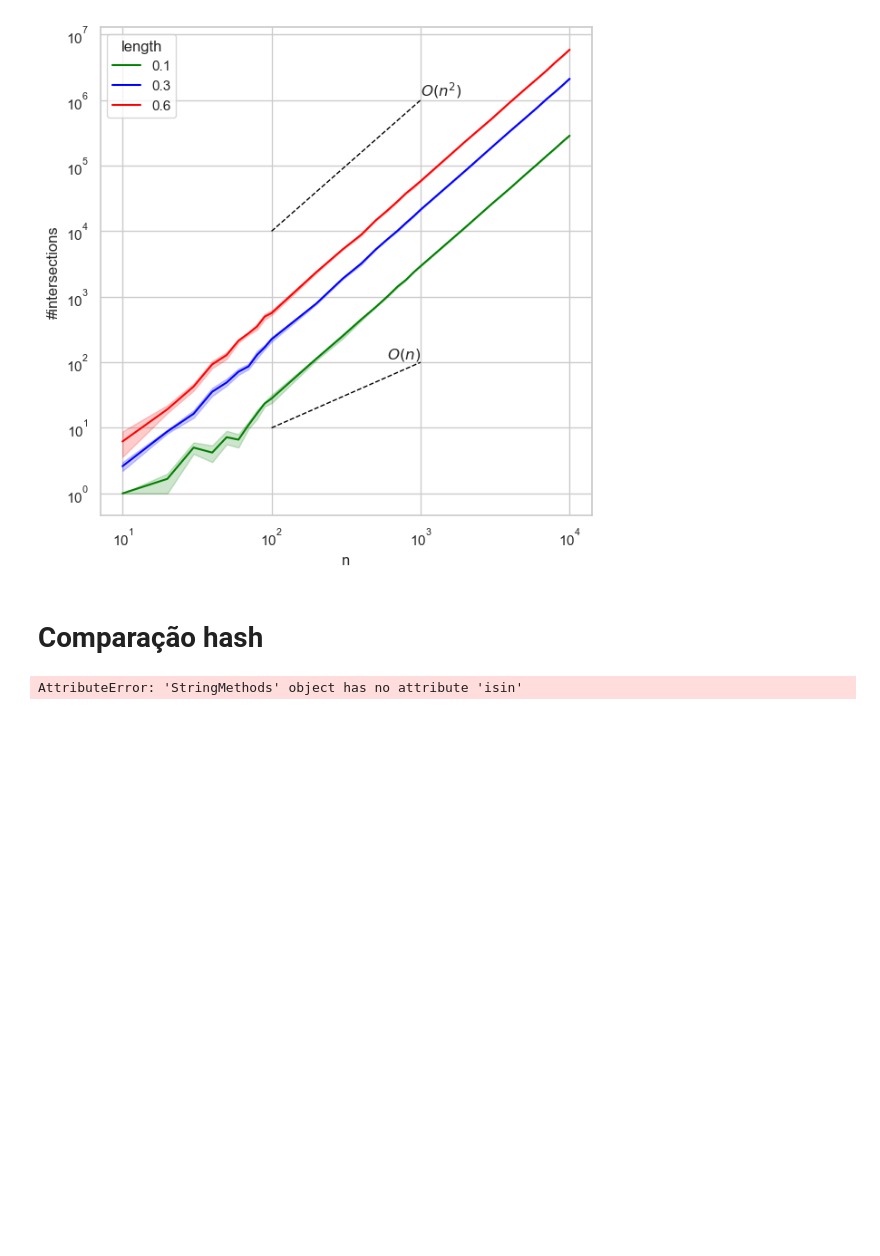
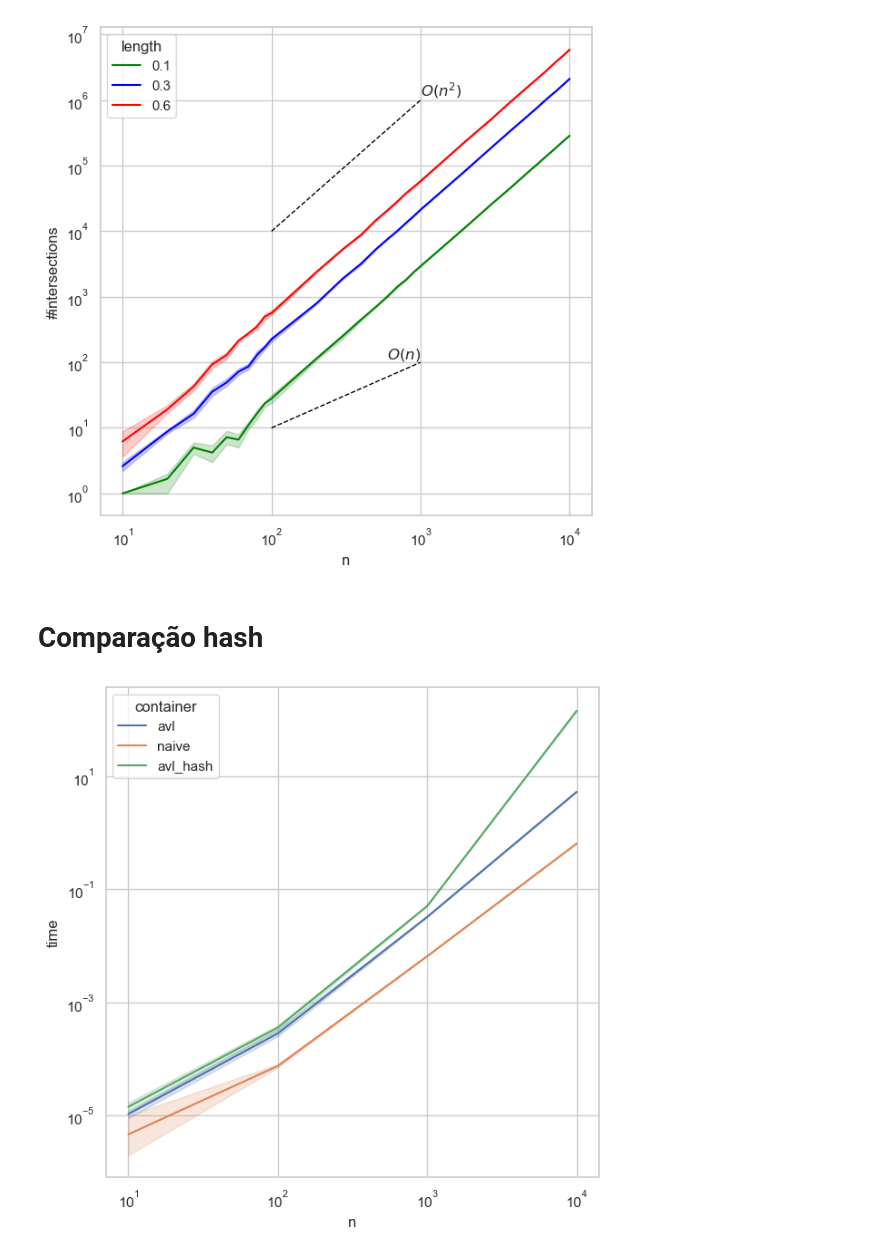
Before and after one commit to mtsodf/algoritmos, a Jupyter notebook: semana06/plots_semana06.ipynb, the cells around one changed output. Cells and saved outputs as stored; diff of their text form; code cells hidden in the pictures; blank space fills up the shorter version.

```diff
--- a/semana06/plots_semana06.ipynb
+++ b/semana06/plots_semana06.ipynb
@@ -436,11 +436,11 @@ plt.close()
 df_random_hash["container"] = df_random_hash["container"] + "_hash"
 # %%
 df_compare = pd.concat([df_random, df_random_hash])
-df_compare = df_compare[(df_compare.event_container=="heap") & (df_compare.container.str.isin(["avl", "avl_hash", "naive"]))]
+df_compare = df_compare[(df_compare.event_container=="heap") & (df_compare.container.isin(["avl", "avl_hash", "naive"]))]
 
 fig, ax = plt.subplots(1, 1, figsize=(7,7))
 sns.lineplot(data=df_compare[(df_compare.length==0.6) ], x="n", y="time", hue="container")
 ax.set(xscale="log", yscale="log")
 plt.show()
 # %% [output]
-AttributeError: 'StringMethods' object has no attribute 'isin'
+[figure, added]
```
